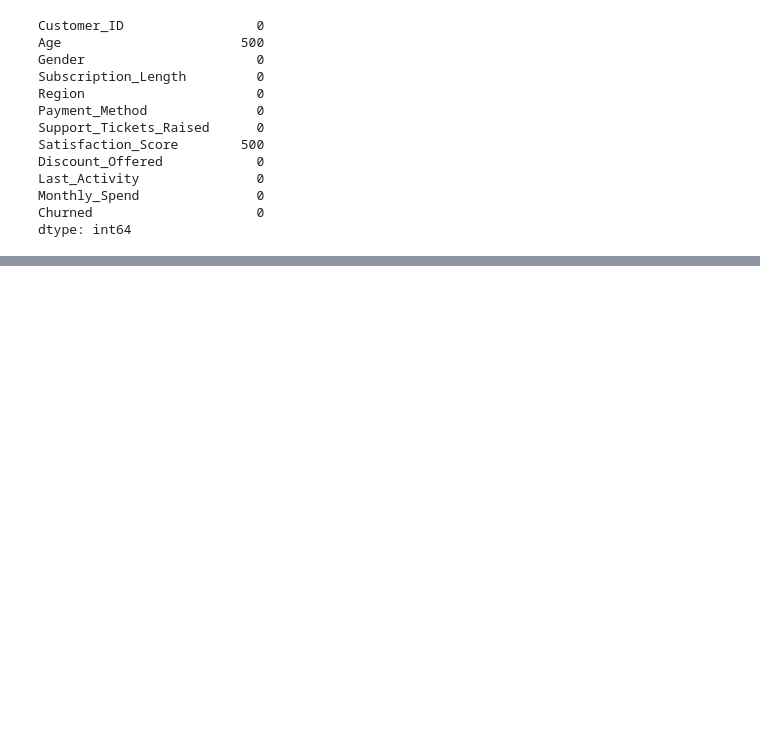
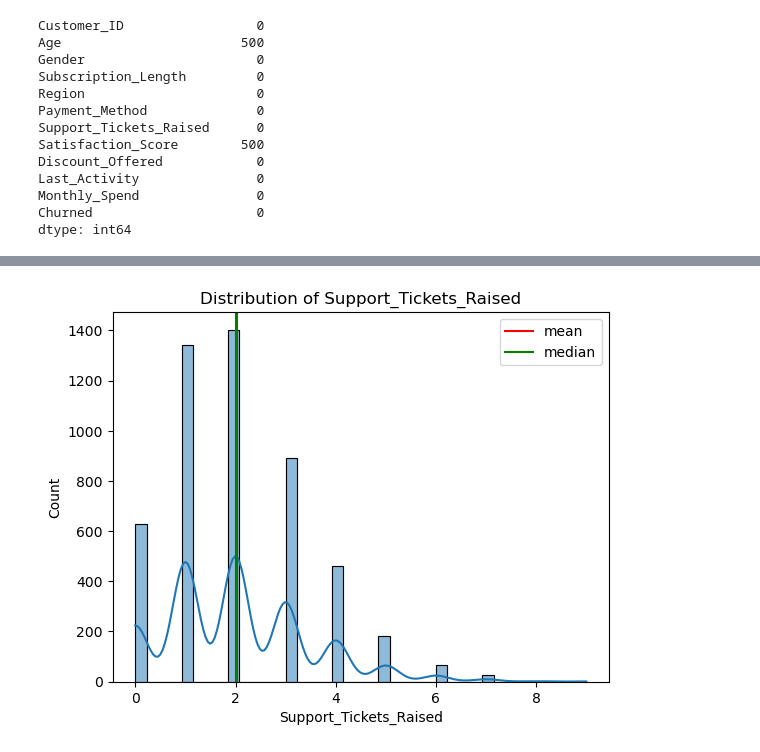
Before and after one commit to Udehlee/customer-retention-ML, a Jupyter notebook: notebooks/streaming_churn_retention.ipynb, the cells around one changed output, grey strips where cells are left out. Cells and saved outputs as stored; diff of their text form; code cells hidden in the pictures; blank space fills up the shorter version.

```diff
--- a/notebooks/streaming_churn_retention.ipynb
+++ b/notebooks/streaming_churn_retention.ipynb
@@ -72,0 +167,4 @@ dtype: int64
+# %%
+plot_histogram(df, "Support_Tickets_Raised")
+# %% [output]
+[figure, added]
```
Also changed, not shown: parts of 17 cells of this notebook.
